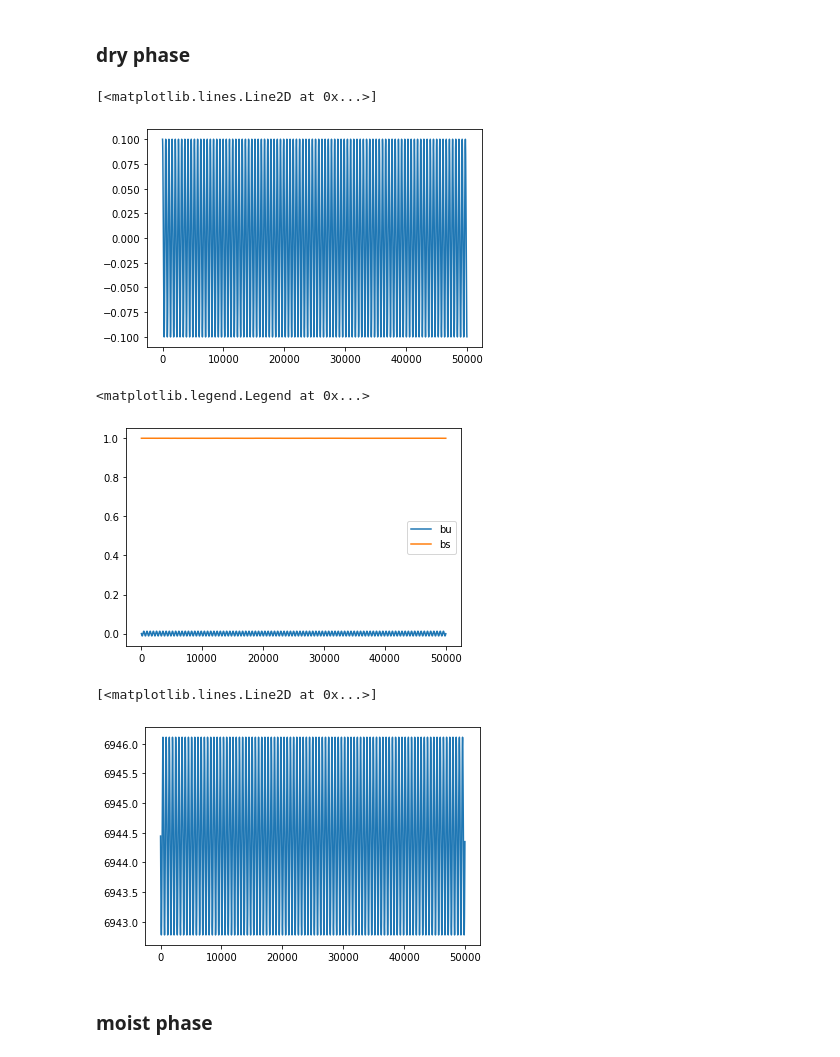
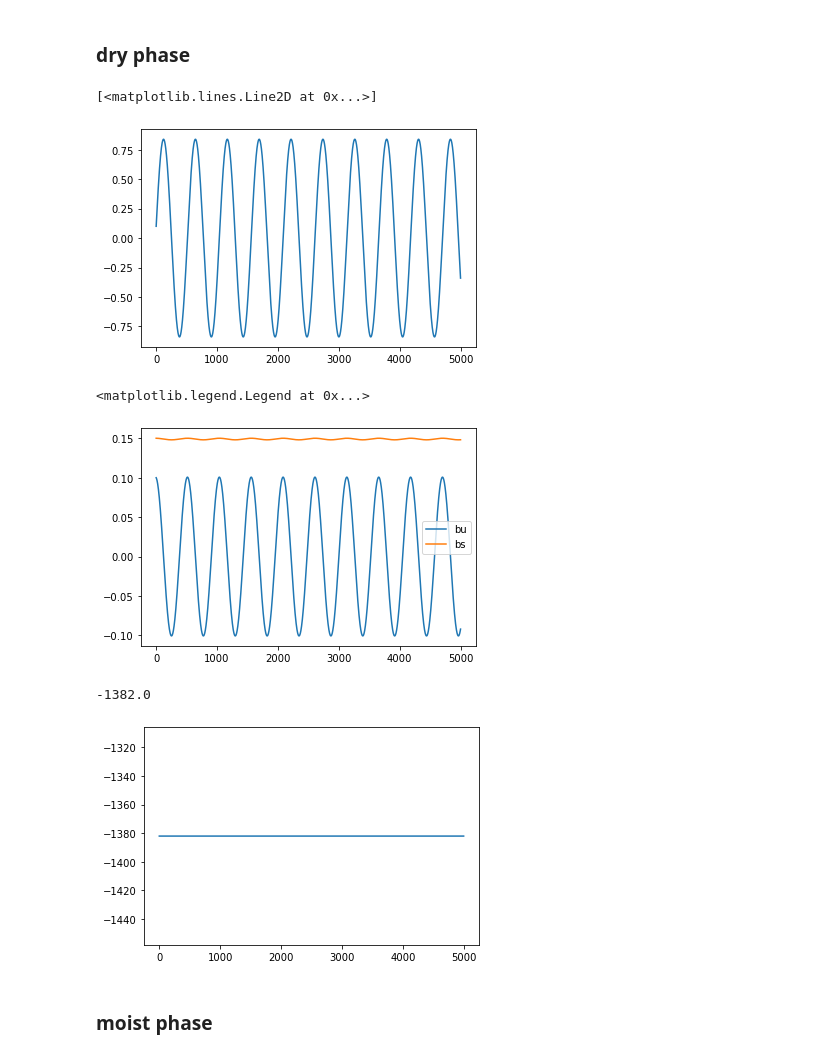
Before and after one commit to Nuo-Chen/moist-sys, a Jupyter notebook: one phase analytical solution.ipynb, the cells around one changed output. Cells and saved outputs as stored; diff of their text form; code cells hidden in the pictures.

```diff
--- a/one phase analytical solution.ipynb
+++ b/one phase analytical solution.ipynb
@@ -6,40 +6,41 @@ import matplotlib.pyplot as plt
 # %% [markdown]
 ### dry phase
 # %%
-nt = 50000
-w = np.zeros(nt)
-bu = np.zeros(nt)
-bs = np.zeros(nt)
+nt = 5000
+w = np.zeros(nt,dtype=np.float16)
+bu = np.zeros(nt,dtype=np.float16)
+bs = np.zeros(nt,dtype=np.float16)
 dt = 0.1
 Nu = 1.2e-1      # Holton pp 58
 Ns = Nu/10.
 
 w[0] = 0.1
-bu[0] = 0
-bs[0] = 1
+bu[0] = 0.1
+bs[0] = 0.15
 # %%
-for i in range(nt):
-    t = i*dt
-    bu[i] = bu[0]*np.cos(Nu*t) - Nu*w[0]*np.sin(Nu*t)
-    w[i] = w[0]*np.cos(Nu*t) + 1/Nu * bu[0]*np.sin(Nu*t)
-    bs[i] = (bs[0] - Ns**2/Nu**2*bu[0]) + Ns**2/Nu**2*bu[0]*np.cos(Nu*t) - Ns**2/Nu*w[0]*np.sin(Nu*t)
+t = dt*np.arange(nt)
+bu = bu[0]*np.cos(Nu*t) - Nu*w[0]*np.sin(Nu*t)
+w = w[0]*np.cos(Nu*t) + 1/Nu * bu[0]*np.sin(Nu*t)
+bs = (bs[0] - (Ns**2/Nu**2)*bu[0]) + (Ns**2/Nu**2)*bu[0]*np.cos(Nu*t) - (Ns**2/Nu)*w[0]*np.sin(Nu*t)
 # %%
 plt.plot(w)
 # %% [output]
 [<matplotlib.lines.Line2D at 0x...>]
-[figure, old version]
+[figure, new version]
 # %%
 plt.plot(bu, label='bu')
 plt.plot(bs, label='bs')
 plt.legend()
 # %% [output]
 <matplotlib.legend.Legend at 0x...>
-[figure, old version]
+[figure, new version]
 # %%
-M = 1/Nu**2 * bu + 1/Ns**2 * bs
+#M = 1/Nu**2 * bu + 1/Ns**2 * bs
+M =  (1/Nu**2 * bu - 1/Ns**2 * bs).astype(np.float16)
 plt.plot(M)
+M[0]
 # %% [output]
-[<matplotlib.lines.Line2D at 0x...>]
+-1382.0
-[figure, old version]
+[figure, new version]
 # %% [markdown]
 ### moist phase
```
Also changed, not shown: parts of 6 cells of this notebook, 3 other files.
